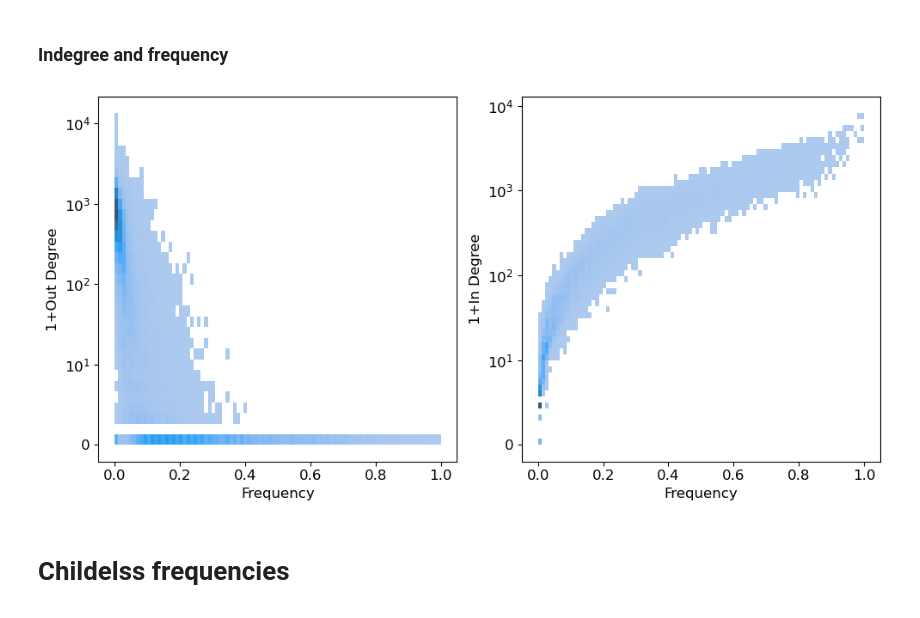
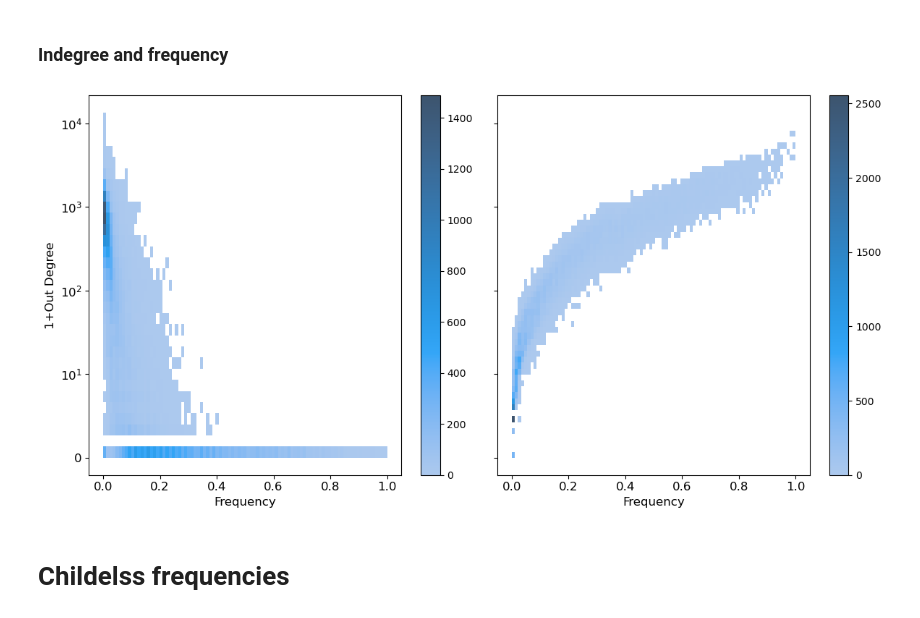
Before and after one commit to RobertoHePe/Causal_GE, a Jupyter notebook: Causal_GE_interpretation.ipynb, the cells around one changed output. Drawn from its saved outputs; the diff is of its cells as text; code cells hidden in the pictures.

```diff
--- a/Causal_GE_interpretation.ipynb
+++ b/Causal_GE_interpretation.ipynb
@@ -318,8 +318,10 @@ npanel_in_nconcept
 # %% [output]
 12226
 # %%
-fig = plt.figure(figsize=(11, 9))
-grid = plt.GridSpec(4, 4, hspace=0.6, wspace=0.1)
+fs = 13
+
+fig = plt.figure(figsize=(13, 11))
+grid = plt.GridSpec(4, 4, hspace=0.4, wspace=0.1)
 cancer_ax = fig.add_subplot(grid[:2, :2])
 normal_ax = fig.add_subplot(grid[:2, 2:])
 graph_ax = fig.add_subplot(grid[2:, 1:3])
@@ -387,10 +389,10 @@ for i in idx:
                 [freqs[i], freqs[j]],
                 [1 + out_degree[i], 1 + out_degree[j]],
                 "k",
-                alpha=0.4,
+                alpha=0.25,
             )
 
-graph_ax.plot(freqs[idx], 1 + out_degree[idx], "o", markersize=7)
+graph_ax.plot(freqs[idx], 1 + out_degree[idx], "o", markersize=10, mec='w')
 graph_ax.set_yscale("log")
 graph_ax.set_xscale("log")
 
@@ -409,7 +411,8 @@ graph_ax.plot(
     freqs[npanel_in_nconcept],
     1 + Graph.out_degree[npanel_in_nconcept],
     "ro",
-    markersize=7,
+    markersize=10,
+    mec='w'
 )
 
 # Annotate figs
@@ -423,5 +426,5 @@ graph_ax.text(
     0.35, 800, "c)", fontsize="xx-large", verticalalignment="top", fontfamily="serif"
 )
 
-#plt.savefig('Charts/Fig3.pdf')
+#plt.savefig('Charts/Fig3.pdf', bbox_inches='tight')
 # %% [output]
@@ -536,27 +542,27 @@ outdgr_norm = min_normal_idx[np.where(min_odgr_normal > 0)[0]]
 # %%
 min_idgr_cancer = np.array([Graph.in_degree[i] for i in min_cancer_idx])
 min_idgr_normal = np.array([Graph.in_degree[i] for i in min_normal_idx])
 
-fig, ax = plt.subplots(1, 2, figsize=(10, 5), sharey=False)
-sns.histplot(y=np.log10(1 + np.array(in_degree)), x=freqs_c, cbar=False, ax=ax[1])
-sns.histplot(y=np.log10(1 + np.array(out_degree)), x=freqs_c, cbar=False, ax=ax[0])
+fig, ax = plt.subplots(1, 2, figsize=(12, 6), sharey=True)
+sns.histplot(y=np.log10(1 + np.array(in_degree)), x=freqs_c, cbar=True, ax=ax[1])
+sns.histplot(y=np.log10(1 + np.array(out_degree)), x=freqs_c, cbar=True, ax=ax[0])
 
 ax[1].set_ylabel("1+In Degree", fontsize=12)
 ax[0].set_ylabel("1+Out Degree", fontsize=12)
 # ax[0].set_title('Cancer')
 ax[1].set_xlabel("Frequency", fontsize=12)
 # ax[0].set_yscale('log')
 # ax[1].set_title('Normal')
 ax[0].set_xlabel("Frequency", fontsize=12)
 ax[1].set_yticks([0, 1, 2, 3, 4], ["0", r"$10^1$", r"$10^2$", r"$10^3$", r"$10^4$"])
 ax[0].set_yticks([0, 1, 2, 3, 4], ["0", r"$10^1$", r"$10^2$", r"$10^3$", r"$10^4$"])
 ax[1].tick_params(labelsize=12)
 ax[0].tick_params(labelsize=12)
 
 fig.tight_layout()
-# plt.savefig('Charts/Fig1 (no Cbar).pdf')
+#plt.savefig('Charts/Fig1.pdf')
 # %% [output]
-[figure, old version]
+[figure, new version]
 # %% [markdown]
 # Childelss frequencies
 # %%
```
Also changed, not shown: parts of 4 cells of this notebook.
